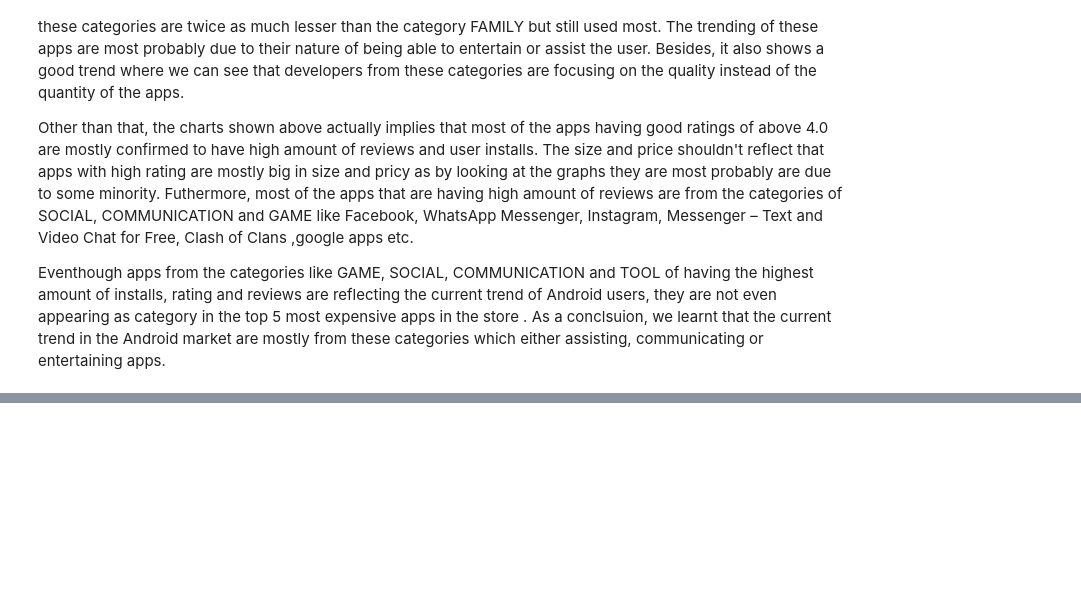
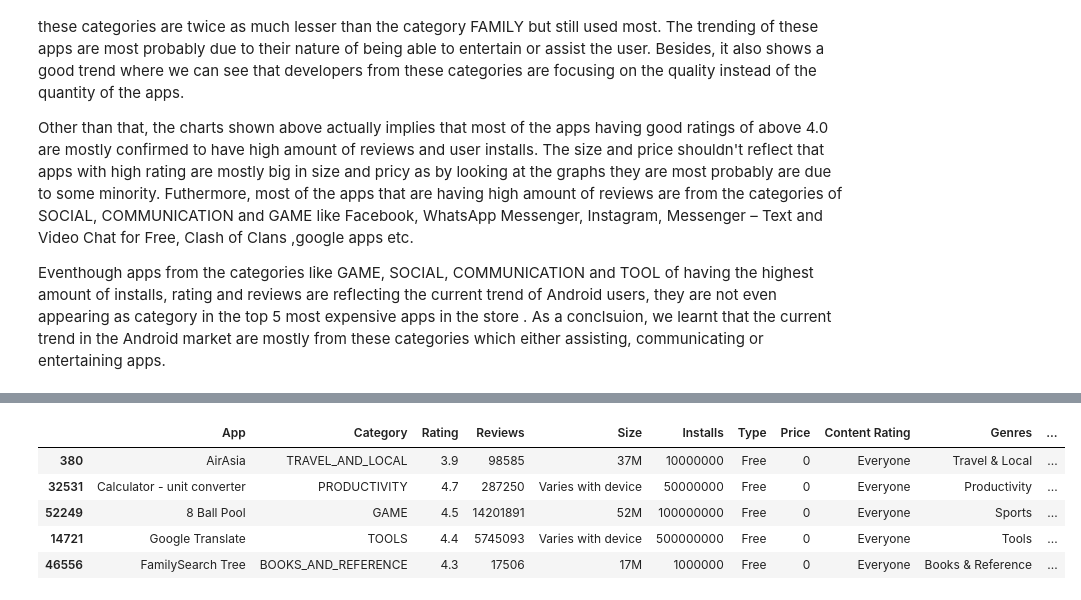
Before and after one commit to brahma102/Play-Store-App-Review-Analysis, a Jupyter notebook: Play_Store_App_Review_Analysis_Capstone_Project.ipynb, the cells around one changed output, grey strips where cells are left out. Cells and saved outputs as stored; diff of their text form; code cells hidden in the pictures; blank space fills up the shorter version.

```diff
--- a/Play_Store_App_Review_Analysis_Capstone_Project.ipynb
+++ b/Play_Store_App_Review_Analysis_Capstone_Project.ipynb
@@ -28,7 +28,7 @@ Drive already mounted at /content/drive; to attempt to forcibly remount, call dr
 # reading dataset
 path  = "/content/drive/MyDrive/Colab Notebooks/Capstone Project 1/"
 df1 = pd.read_csv(path + "Play Store Data.csv")
-df2 = pd.read_csv(path + "User Reviews.csv")
+df3 = pd.read_csv(path + "User Reviews.csv")
 # %%
 # displaying the head or the first 10 rows of the dataframe
 df1.head(10)
@@ -517,0 +528,10 @@ Eventhough apps from the categories like GAME, SOCIAL, COMMUNICATION and TOOL of
+# %%
+df4=pd.merge(df2,df3,how='inner',on='App')
+df4.sample(5)
+# %% [output]
+|  | App | Category | Rating | Reviews | Size | Installs | Type | Price | Content Rating | Genres | ... |
+| 380 | AirAsia | TRAVEL_AND_LOCAL | 3.9 | 98585 | 37M | 10000000 | Free | 0 | Everyone | Travel & Local | ... |
+| 32531 | Calculator - unit converter | PRODUCTIVITY | 4.7 | 287250 | Varies with device | 50000000 | Free | 0 | Everyone | Productivity | ... |
+| 52249 | 8 Ball Pool | GAME | 4.5 | 14201891 | 52M | 100000000 | Free | 0 | Everyone | Sports | ... |
+| 14721 | Google Translate | TOOLS | 4.4 | 5745093 | Varies with device | 500000000 | Free | 0 | Everyone | Tools | ... |
+| 46556 | FamilySearch Tree | BOOKS_AND_REFERENCE | 4.3 | 17506 | 17M | 1000000 | Free | 0 | Everyone | Books & Reference | ... |
```
Also changed, not shown: parts of 1 cell of this notebook.
